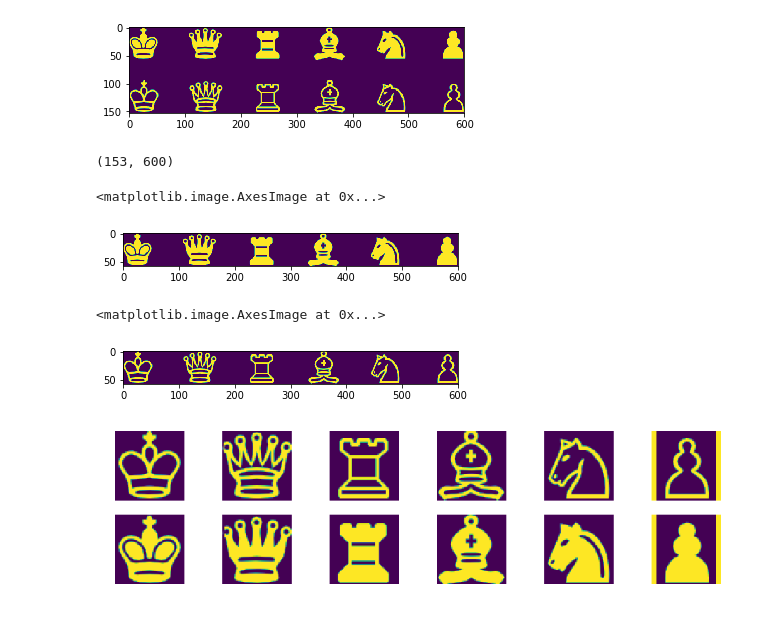
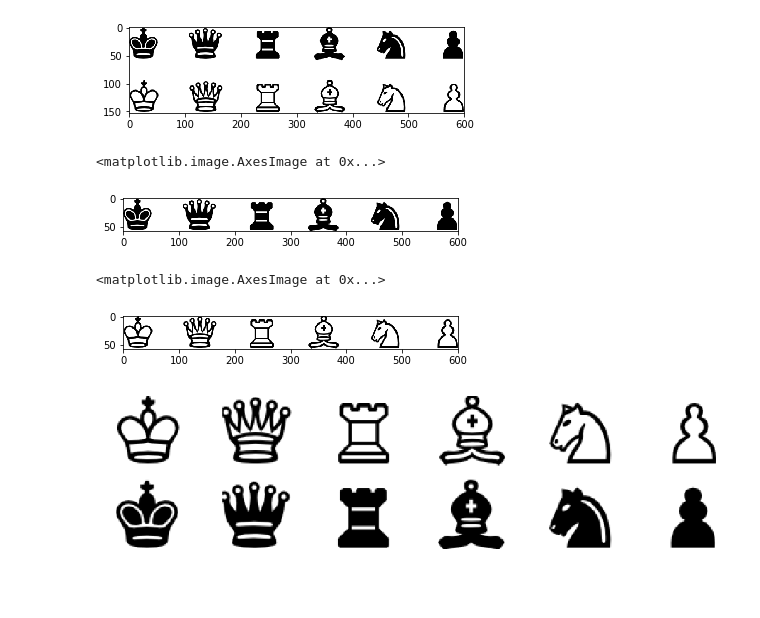
Before and after one commit to nickvazz/blueprint, a Jupyter notebook: ChessBoardGenerator.ipynb, the cells around one changed output. Drawn from its saved outputs; the diff is of its cells as text; code cells hidden in the pictures.

```diff
--- a/ChessBoardGenerator.ipynb
+++ b/ChessBoardGenerator.ipynb
@@ -16,4 +16,17 @@ response = requests.get(
     'http://www.clker.com/cliparts/c/b/8/6/11949911991537719366chess_set_symbols_igor_k_01.svg.hi.png')
 
 # img = np.array(Image.open('chess_pieces.png'))[:,:,3]
-img = np.array(Image.open(BytesIO(response.content)))[:,:,3]
+img = Image.open(BytesIO(response.content)).convert("RGBA")
+
+datas = img.getdata()
+
+newData = []
+for item in datas:
+    if item[0] == 255 and item[1] == 255 and item[2] == 255:
+        newData.append((255, 255, 255, 0))
+    else:
+        newData.append(item)
+
+img.putdata(newData)
+
+img
@@ -20,28 +35,22 @@ img = np.array(Image.open(BytesIO(response.content)))[:,:,3]
 # %%
-chess_vector = img
+chess_vector = np.array(img)
 # %%
-plt.imshow(img)
-# plt.savefig('12-12-17')
+plt.imshow(chess_vector)
 plt.show()
 # %% [output]
-[figure, old version]
+[figure, new version]
-# %%
-chess_vector.shape
-# %% [output]
-(153, 600)
 # %%
 black = chess_vector[:58,:]
 plt.imshow(black)
 # %% [output]
 <matplotlib.image.AxesImage at 0x...>
-[figure, old version]
+[figure, new version]
 # %%
 white = chess_vector[-58:,:]
-side_len = len(white)
 plt.imshow(white)
 # %% [output]
 <matplotlib.image.AxesImage at 0x...>
-[figure, old version]
+[figure, new version]
 # %%
 white_pieces = ['king_w','queen_w','rook_w','bishop_w','knight_w','pawn_w'] #key for white chess pieces dictionary
 black_pieces = ['king_b','queen_b','rook_b','bishop_b','knight_b','pawn_b'] #key for black chess pieces dictionary
@@ -56,24 +65,32 @@ for i,j in zip(range(0,60,10), range(len(w)+1)): #fix pawn
     w_new.append(w[j][:,i:i+side_len])
     b_new.append(b[j][:,i:i+side_len])
 
-w_new[0] = np.roll(w_new[0], 2)
-w_new[1] = np.roll(w_new[1], 1)
-w_new[-3] = np.roll(w_new[-3], -1)
-w_new[-2] = np.roll(w_new[-2], -1)
-w_new[-1] = np.roll(w_new[-1], -6)
+w_new[0] = Image.fromarray(np.roll(w_new[0], 4))
+w_new[1] = Image.fromarray(np.roll(w_new[1], 0))
+w_new[2] = Image.fromarray(np.roll(w_new[2], 0))
+w_new[-3] = Image.fromarray(np.roll(w_new[-3], 0))
+w_new[-2] = Image.fromarray(np.roll(w_new[-2], 0))
+w_new[-1] = Image.fromarray(np.roll(w_new[-1], 0))
 
-b_new[0] = np.roll(b_new[0], 3)
-b_new[1] = np.roll(b_new[1], 2)
-b_new[-3] = np.roll(b_new[-3], 0)
-b_new[-2] = np.roll(b_new[-2], -1)
-b_new[-1] = np.roll(b_new[-1], -5)
+b_new[0] = Image.fromarray(np.roll(b_new[0], 4))
+b_new[1] = Image.fromarray(np.roll(b_new[1], 0))
+b_new[2] = Image.fromarray(np.roll(b_new[2], 0))
+b_new[-3] = Image.fromarray(np.roll(b_new[-3], 0))
+b_new[-2] = Image.fromarray(np.roll(b_new[-2], 0))
+b_new[-1] = Image.fromarray(np.roll(b_new[-1], 0))
 
-blank_space = np.full((58, 58), 255, dtype=int) #fixed pawn
+blank_space = np.full((58, 58, 4), 255.) #fixed pawn
 blank_space[0:58, 4:54] = w_new[5]
-w_new[5] = blank_space
-blank_space = np.full((58, 58), 255, dtype=int) #fixed pawn
+blank_space[0:58,:4] = 0
+blank_space[0:58,54:] = 0
+w_new[5] = Image.fromarray(np.uint8(blank_space))
+
+blank_space = np.full((58, 58, 4), 255.) #fixed pawn
 blank_space[0:58, 4:54] = b_new[5]
-b_new[5] = blank_space
+blank_space[0:58,:4] = 0
+blank_space[0:58,54:] = 0
+b_new[5] = Image.fromarray(np.uint8(blank_space))
+
 
 fig, ax = plt.subplots(2,6,figsize=(16,4))
 for idx, im in enumerate(w_new):
@@ -84,7 +101,7 @@ for idx, im in enumerate(b_new):
     ax[1,idx].imshow(im)
     ax[1,idx].axis('off')
 # %% [output]
-[figure, old version]
+[figure, new version]
 # %%
 white_dict = dict(zip(white_pieces, w_new))
 black_dict = dict(zip(black_pieces, b_new))
```
Also changed, not shown: parts of 10 cells of this notebook.
